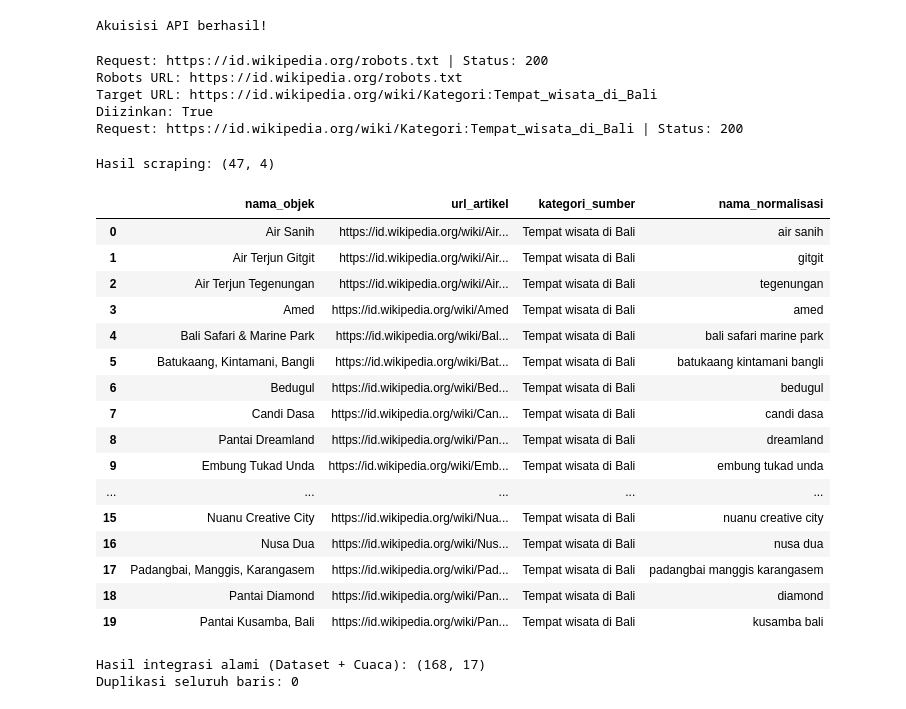
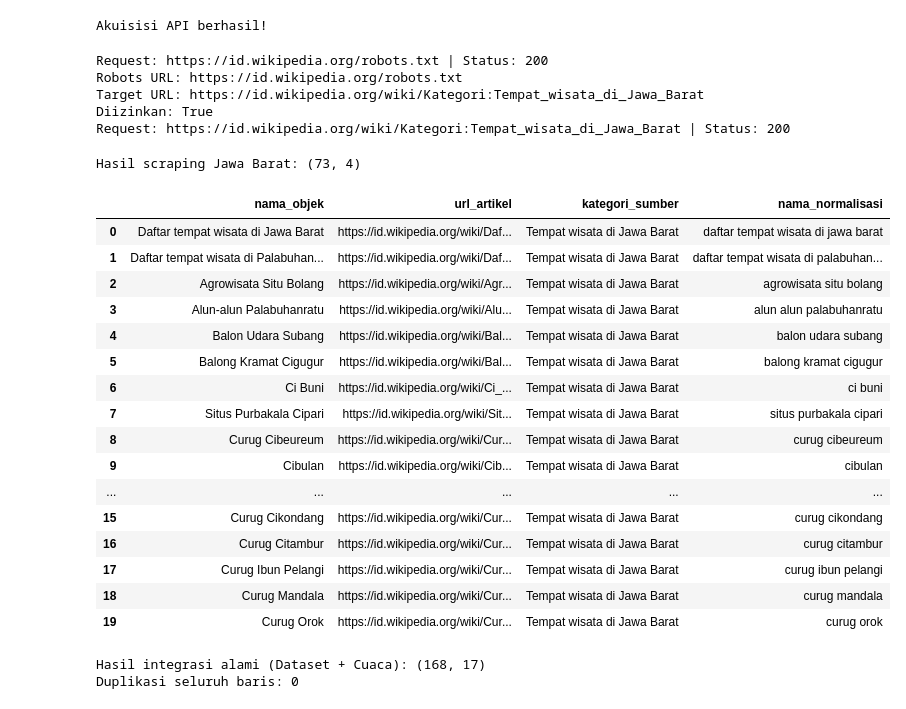
Before and after one commit to ikadekanantawijayaastawa-dev/uts_dam_f, a Jupyter notebook: notebooks/UTS_DAM_2501010124.ipynb, the cells around one changed output. Cells and saved outputs as stored; diff of their text form; code cells hidden in the pictures.

```diff
--- a/notebooks/UTS_DAM_2501010124.ipynb
+++ b/notebooks/UTS_DAM_2501010124.ipynb
@@ -620,7 +614,7 @@ Akuisisi API berhasil!
 # %%
 WIKI_BASE = "https://id.wikipedia.org"
 ROBOTS_URL = WIKI_BASE + "/robots.txt"
-CATEGORY_URL = WIKI_BASE + "/wiki/Kategori:Tempat_wisata_di_Bali"
+CATEGORY_URL = WIKI_BASE + "/wiki/Kategori:Tempat_wisata_di_Jawa_Barat"
 
 robots_response = request_checked("GET", ROBOTS_URL)
 robots_path = RAW / "wikipedia_robots.txt"
@@ -636,55 +630,55 @@ if not robots_allowed:
     raise PermissionError("robots.txt tidak mengizinkan pengambilan halaman kategori ini. Scraping dihentikan.")
 
 wiki_response = request_checked("GET", CATEGORY_URL)
-wiki_raw_path = RAW / "wikipedia_kategori_tempat_wisata_bali.html"
+wiki_raw_path = RAW / "wikipedia_kategori_tempat_wisata_jawabarat.html"
 wiki_raw_path.write_bytes(wiki_response.content)
 soup = BeautifulSoup(wiki_response.text, "html.parser")
 # %% [output]
 Request: https://id.wikipedia.org/robots.txt | Status: 200
 Robots URL: https://id.wikipedia.org/robots.txt
-Target URL: https://id.wikipedia.org/wiki/Kategori:Tempat_wisata_di_Bali
+Target URL: https://id.wikipedia.org/wiki/Kategori:Tempat_wisata_di_Jawa_Barat
 Diizinkan: True
-Request: https://id.wikipedia.org/wiki/Kategori:Tempat_wisata_di_Bali | Status: 200
+Request: https://id.wikipedia.org/wiki/Kategori:Tempat_wisata_di_Jawa_Barat | Status: 200
 # %%
 # Ekstrak anggota kategori Wikipedia, bukan elemen navigasi umum.
 members = []
 for link in soup.select("#mw-pages .mw-category a"):
     title = link.get_text(" ", strip=True)
     href = link.get("href", "")
     if title and href.startswith("/wiki/") and not title.startswith("Kategori:"):
         members.append({
             "nama_objek": title,
             "url_artikel": WIKI_BASE + href,
-            "kategori_sumber": "Tempat wisata di Bali"
+            "kategori_sumber": "Tempat wisata di Jawa Barat"
         })
 
 df_scrape = pd.DataFrame(members).drop_duplicates(subset=["nama_objek"])
 df_scrape["nama_normalisasi"] = df_scrape["nama_objek"].map(normalize_name)
-print("Hasil scraping:", df_scrape.shape)
+print("Hasil scraping Jawa Barat:", df_scrape.shape)
 display(df_scrape.head(20))
 if len(df_scrape) == 0:
     raise RuntimeError("Tidak ditemukan anggota kategori. Periksa perubahan struktur halaman Wikipedia.")
-scrape_path = PROCESSED / "wikipedia_tempat_wisata_bali.csv"
+scrape_path = PROCESSED / "wikipedia_tempat_wisata_jawabarat.csv"
 df_scrape.to_csv(scrape_path, index=False, encoding="utf-8-sig")
 # %% [output]
-Hasil scraping: (47, 4)
+Hasil scraping Jawa Barat: (73, 4)
 |  | nama_objek | url_artikel | kategori_sumber | nama_normalisasi |
-| 0 | Air Sanih | https://id.wikipedia.org/wiki/Air... | Tempat wisata di Bali | air sanih |
-| 1 | Air Terjun Gitgit | https://id.wikipedia.org/wiki/Air... | Tempat wisata di Bali | gitgit |
-| 2 | Air Terjun Tegenungan | https://id.wikipedia.org/wiki/Air... | Tempat wisata di Bali | tegenungan |
-| 3 | Amed | https://id.wikipedia.org/wiki/Amed | Tempat wisata di Bali | amed |
-| 4 | Bali Safari & Marine Park | https://id.wikipedia.org/wiki/Bal... | Tempat wisata di Bali | bali safari marine park |
-| 5 | Batukaang, Kintamani, Bangli | https://id.wikipedia.org/wiki/Bat... | Tempat wisata di Bali | batukaang kintamani bangli |
-| 6 | Bedugul | https://id.wikipedia.org/wiki/Bed... | Tempat wisata di Bali | bedugul |
-| 7 | Candi Dasa | https://id.wikipedia.org/wiki/Can... | Tempat wisata di Bali | candi dasa |
-| 8 | Pantai Dreamland | https://id.wikipedia.org/wiki/Pan... | Tempat wisata di Bali | dreamland |
-| 9 | Embung Tukad Unda | https://id.wikipedia.org/wiki/Emb... | Tempat wisata di Bali | embung tukad unda |
+| 0 | Daftar tempat wisata di Jawa Barat | https://id.wikipedia.org/wiki/Daf... | Tempat wisata di Jawa Barat | daftar tempat wisata di jawa barat |
+| 1 | Daftar tempat wisata di Palabuhan... | https://id.wikipedia.org/wiki/Daf... | Tempat wisata di Jawa Barat | daftar tempat wisata di palabuhan... |
+| 2 | Agrowisata Situ Bolang | https://id.wikipedia.org/wiki/Agr... | Tempat wisata di Jawa Barat | agrowisata situ bolang |
+| 3 | Alun-alun Palabuhanratu | https://id.wikipedia.org/wiki/Alu... | Tempat wisata di Jawa Barat | alun alun palabuhanratu |
+| 4 | Balon Udara Subang | https://id.wikipedia.org/wiki/Bal... | Tempat wisata di Jawa Barat | balon udara subang |
+| 5 | Balong Kramat Cigugur | https://id.wikipedia.org/wiki/Bal... | Tempat wisata di Jawa Barat | balong kramat cigugur |
+| 6 | Ci Buni | https://id.wikipedia.org/wiki/Ci_... | Tempat wisata di Jawa Barat | ci buni |
+| 7 | Situs Purbakala Cipari | https://id.wikipedia.org/wiki/Sit... | Tempat wisata di Jawa Barat | situs purbakala cipari |
+| 8 | Curug Cibeureum | https://id.wikipedia.org/wiki/Cur... | Tempat wisata di Jawa Barat | curug cibeureum |
+| 9 | Cibulan | https://id.wikipedia.org/wiki/Cib... | Tempat wisata di Jawa Barat | cibulan |
 | ... | ... | ... | ... | ... |
-| 15 | Nuanu Creative City | https://id.wikipedia.org/wiki/Nua... | Tempat wisata di Bali | nuanu creative city |
-| 16 | Nusa Dua | https://id.wikipedia.org/wiki/Nus... | Tempat wisata di Bali | nusa dua |
-| 17 | Padangbai, Manggis, Karangasem | https://id.wikipedia.org/wiki/Pad... | Tempat wisata di Bali | padangbai manggis karangasem |
-| 18 | Pantai Diamond | https://id.wikipedia.org/wiki/Pan... | Tempat wisata di Bali | diamond |
-| 19 | Pantai Kusamba, Bali | https://id.wikipedia.org/wiki/Pan... | Tempat wisata di Bali | kusamba bali |
+| 15 | Curug Cikondang | https://id.wikipedia.org/wiki/Cur... | Tempat wisata di Jawa Barat | curug cikondang |
+| 16 | Curug Citambur | https://id.wikipedia.org/wiki/Cur... | Tempat wisata di Jawa Barat | curug citambur |
+| 17 | Curug Ibun Pelangi | https://id.wikipedia.org/wiki/Cur... | Tempat wisata di Jawa Barat | curug ibun pelangi |
+| 18 | Curug Mandala | https://id.wikipedia.org/wiki/Cur... | Tempat wisata di Jawa Barat | curug mandala |
+| 19 | Curug Orok | https://id.wikipedia.org/wiki/Cur... | Tempat wisata di Jawa Barat | curug orok |
 # %%
 # Proses Integrasi Data Alami tanpa manipulasi/penyuntikan nama
 # Kita akan menggabungkan data olahan API Cuaca Kuningan dengan Dataset Pengunjung Kuningan berdasarkan waktu (Tahun & Bulan secara alami)
```
Also changed, not shown: parts of 5 cells of this notebook, 6 other files.
